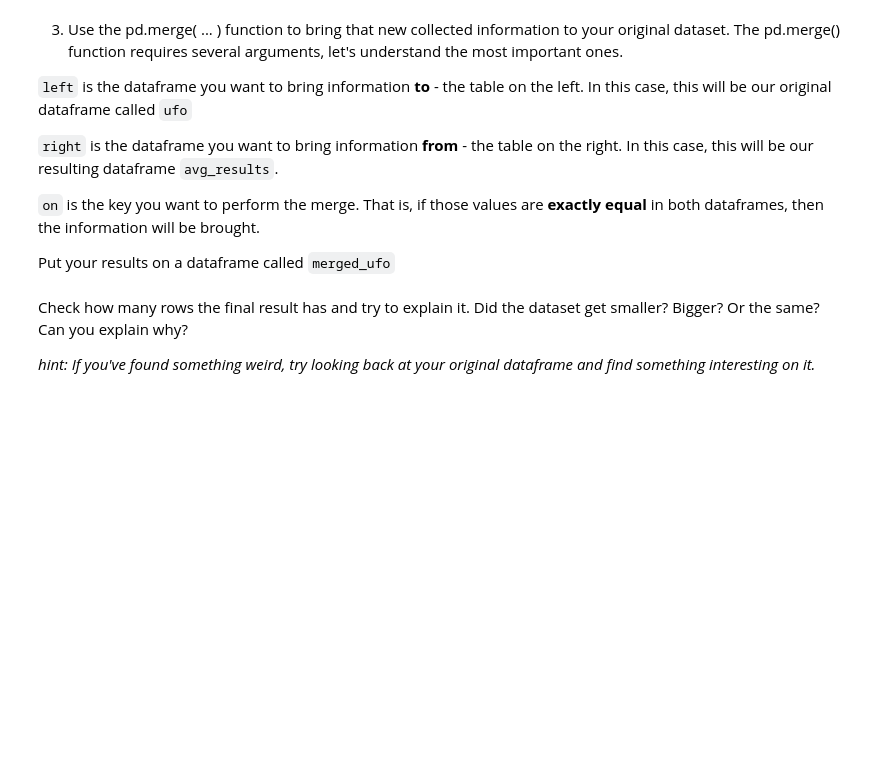
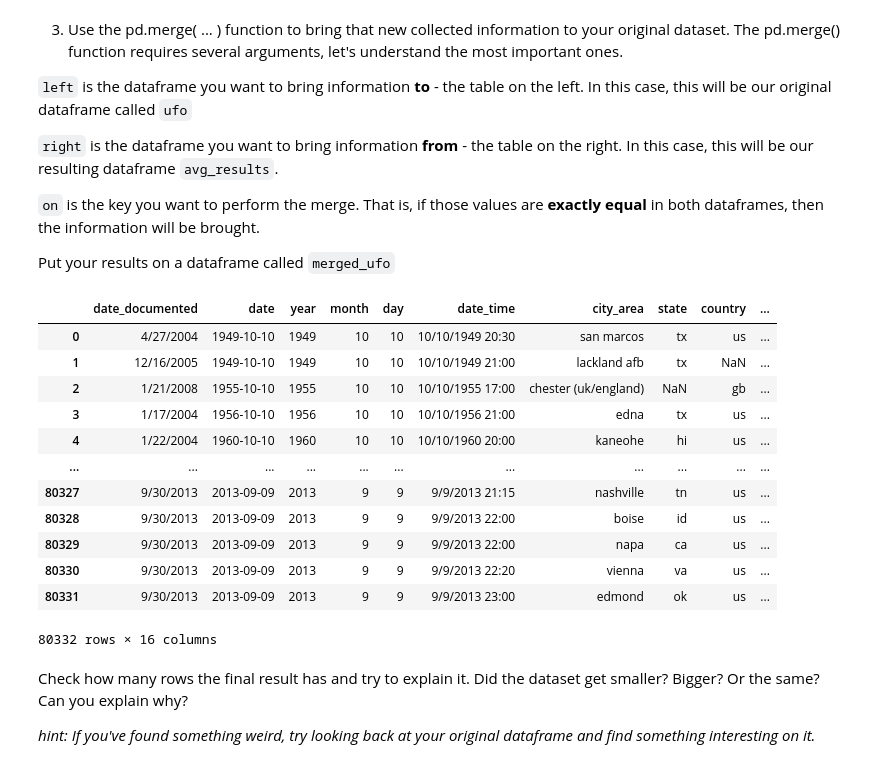
Before and after one commit to pedrodgn/ironhack, a Jupyter notebook: week2/lab-data-manipulation-part1-and-part2.ipynb, the cells around one changed output. Cells and saved outputs as stored; diff of their text form; code cells hidden in the pictures; blank space fills up the shorter version.

```diff
--- a/week2/lab-data-manipulation-part1-and-part2.ipynb
+++ b/week2/lab-data-manipulation-part1-and-part2.ipynb
@@ -465,3 +530,6 @@ Expected output:
 | 279 | us        |   2012 |     10640.6         |
 | 280 | us        |   2013 |      1266.39        |
 | 281 | us        |   2014 |       782.373       |
+# %%
+avg_results = ufo_vars.groupby(by=["country","year"]).agg({"encounter_seconds":"mean"}).reset_index().rename(columns={"encounter_seconds":"avg_encounter_seconds"})
+avg_results
@@ -476,6 +558,23 @@ The pd.merge() function requires several arguments, let's understand the most im
 `on` is the key you want to perform the merge. That is, if those values are **exactly equal** in both dataframes, then the information will be brought.
 
 Put your results on a dataframe called `merged_ufo`
+# %%
+merged_ufo=pd.merge(ufo,avg_results,how="left")
+merged_ufo
+# %% [output]
+|  | date_documented | date | year | month | day | date_time | city_area | state | country | ... |
+| 0 | 4/27/2004 | 1949-10-10 | 1949 | 10 | 10 | 10/10/1949 20:30 | san marcos | tx | us | ... |
+| 1 | 12/16/2005 | 1949-10-10 | 1949 | 10 | 10 | 10/10/1949 21:00 | lackland afb | tx | NaN | ... |
+| 2 | 1/21/2008 | 1955-10-10 | 1955 | 10 | 10 | 10/10/1955 17:00 | chester (uk/england) | NaN | gb | ... |
+| 3 | 1/17/2004 | 1956-10-10 | 1956 | 10 | 10 | 10/10/1956 21:00 | edna | tx | us | ... |
+| 4 | 1/22/2004 | 1960-10-10 | 1960 | 10 | 10 | 10/10/1960 20:00 | kaneohe | hi | us | ... |
+| ... | ... | ... | ... | ... | ... | ... | ... | ... | ... | ... |
+| 80327 | 9/30/2013 | 2013-09-09 | 2013 | 9 | 9 | 9/9/2013 21:15 | nashville | tn | us | ... |
+| 80328 | 9/30/2013 | 2013-09-09 | 2013 | 9 | 9 | 9/9/2013 22:00 | boise | id | us | ... |
+| 80329 | 9/30/2013 | 2013-09-09 | 2013 | 9 | 9 | 9/9/2013 22:00 | napa | ca | us | ... |
+| 80330 | 9/30/2013 | 2013-09-09 | 2013 | 9 | 9 | 9/9/2013 22:20 | vienna | va | us | ... |
+| 80331 | 9/30/2013 | 2013-09-09 | 2013 | 9 | 9 | 9/9/2013 23:00 | edmond | ok | us | ... |
+80332 rows × 16 columns
 # %% [markdown]
 Check how many rows the final result has and try to explain it. Did the dataset get smaller? Bigger? Or the same? Can you explain why?
 
```
Also changed, not shown: parts of 9 cells of this notebook, 1 other file.
